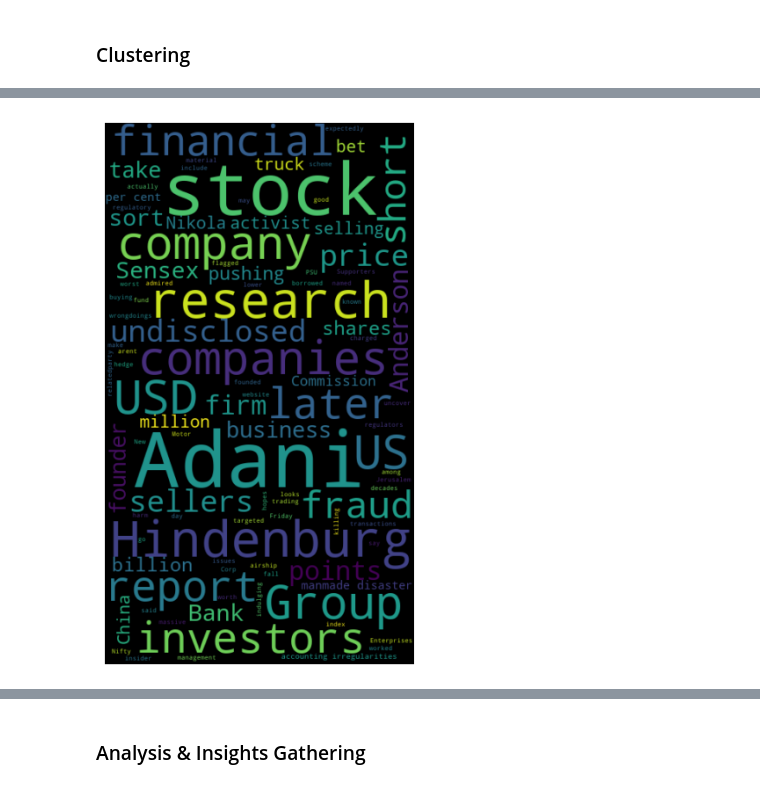
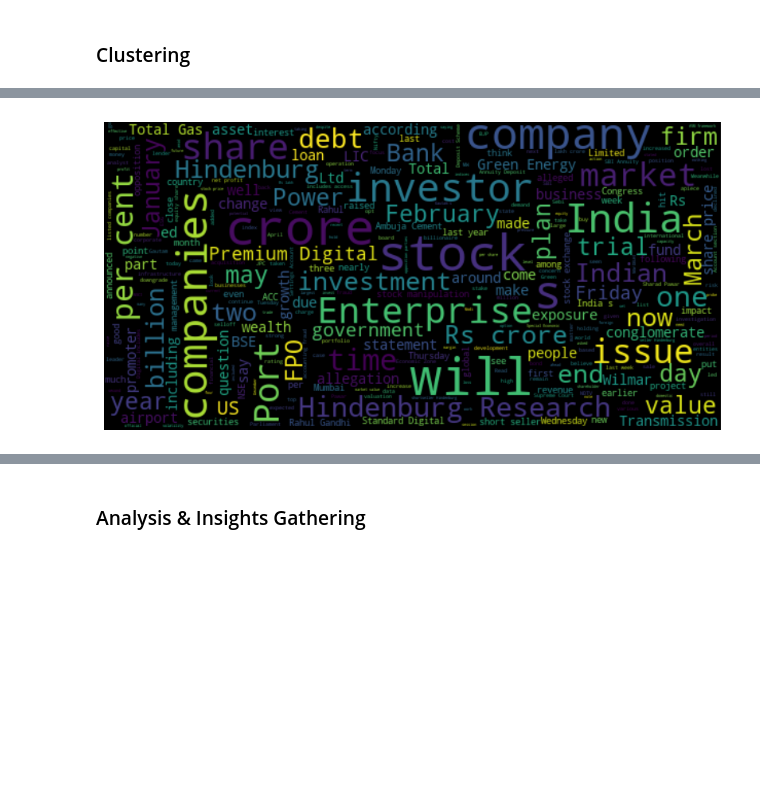
Before and after one commit to balajisriraj/News-Media-Publisher-Analysis, a Jupyter notebook: News_Media_Analysis.ipynb, the cells around one changed output, grey strips where cells are left out. Saved outputs shown, nothing was run; the diff lists cells and outputs as text; code cells hidden in the pictures; blank space fills up the shorter version.

```diff
--- a/News_Media_Analysis.ipynb
+++ b/News_Media_Analysis.ipynb
@@ -692,0 +690,5 @@ from wordcloud import WordCloud
+# %%
+
+#Actual Clustering
+kmeans = KMeans(n_clusters=3).fit(data)
+kmeans_labels = kmeans.labels_
@@ -692,0 +731,8 @@ from wordcloud import WordCloud
+# %%
+#Fit the model
+clf_km.fit(lgbm_data, kmeans_labels)
+
+#SHAP values
+explainer_km = shap.TreeExplainer(clf_km)
+shap_values_km = explainer_km.shap_values(lgbm_data)
+shap.summary_plot(shap_values_km, lgbm_data, plot_type="bar", plot_size=(15, 10))
@@ -692,0 +750,5 @@ from wordcloud import WordCloud
+# %%
+df_raw['Clusters'] =  kmeans_labels
+df_temp = df_raw.groupby(['Clusters','Article_Overall_Sentiment', 'Article_Overall_Emotion']).agg({'Clusters':'count'})  \
+                                                            .rename(columns={'Clusters':'Cluster_Count'}).reset_index()  \
+                                                            .sort_values(by = ['Cluster_Count'],ascending=False).head(5)
@@ -693,15 +811,26 @@ from wordcloud import WordCloud
+# %%
+center_wing = df_raw[df_raw['Meta_Publisher'].isin(['Zee Business',
+'CNBCTV18.com',
+'Times of India',
+'Financial Times',
+'Mint',
+'The Hindu Business Line',
+'Outlook India',
+'The Economic Times'
+])]['Article'].str.cat(sep=' ').replace("Adani","").replace("Group","").replace("group","").replace("report","").replace("said","")
 # %%
 # Word Cloud
-txt = ' '.join(text for text in [(df_raw['Article'][0])])
-plt.figure(figsize=(15,8))
+#txt = ' '.join(text for text in [(df_raw['Article'][0])])
+plt.figure(figsize=(10,6))
 wordcloud = WordCloud(
     background_color='black',
-    max_font_size=100,
-    max_words=100,
-    height=700
-).generate(txt)
+    max_font_size=50,
+    max_words=300,
+    height=300,
+    width=600
+).generate(center_wing)
 plt.imshow(wordcloud, interpolation='bilinear')
 plt.axis('off')
 plt.show()
 # %% [output]
-[figure, old version]
+[figure, new version]
```
Also changed, not shown: parts of 33 cells of this notebook.
